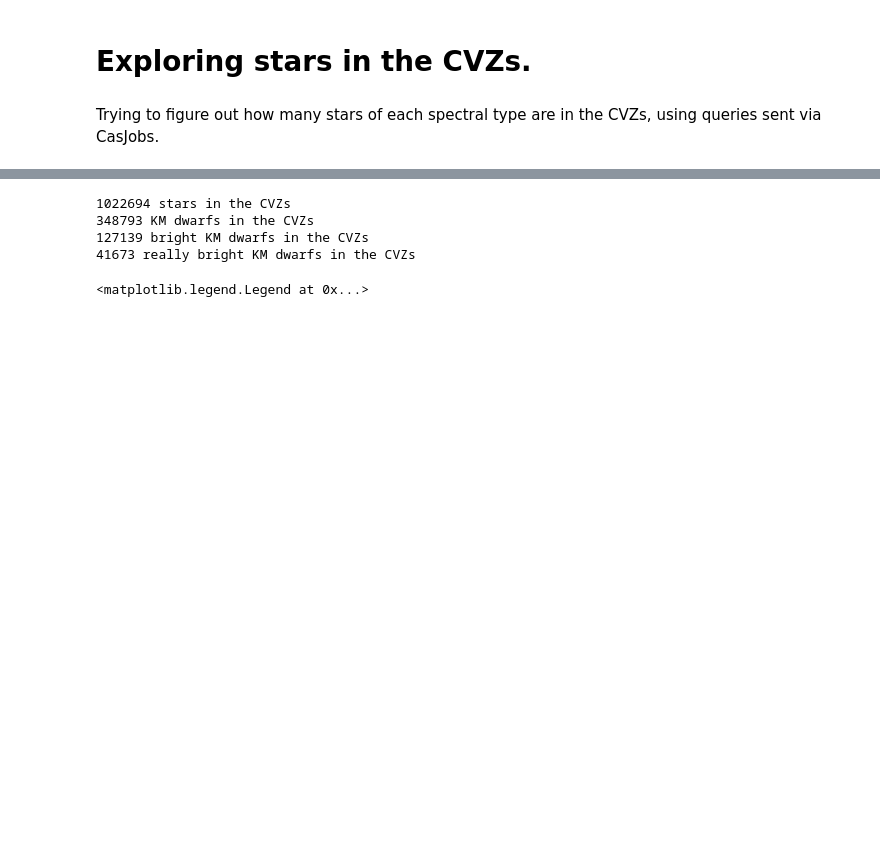
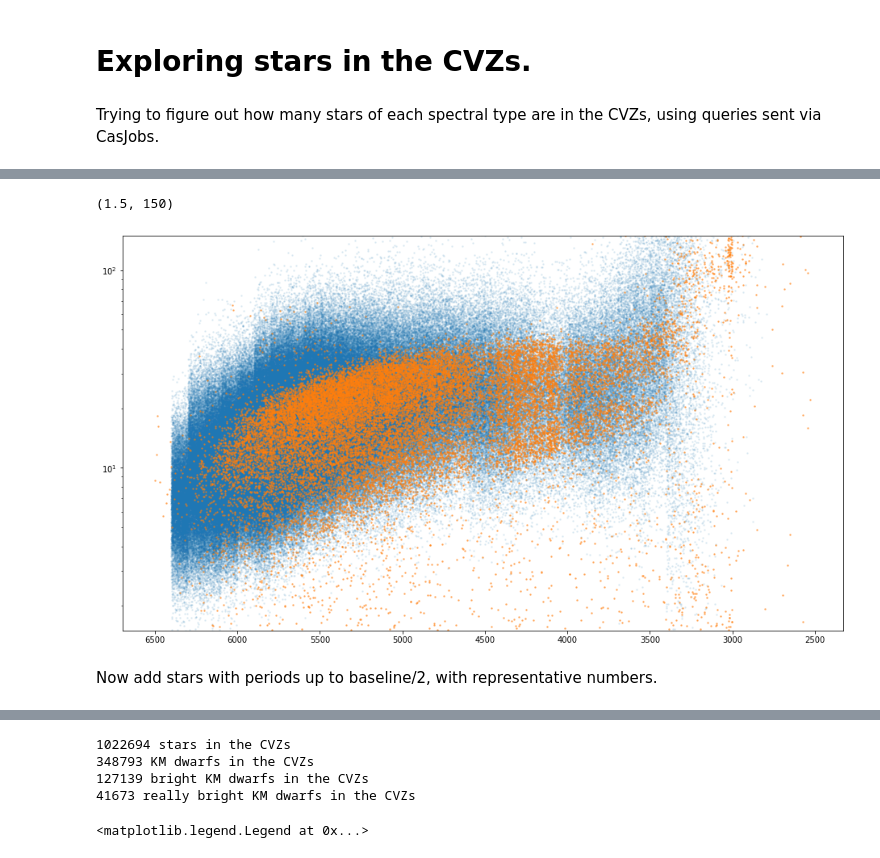
Before and after one commit to RuthAngus/TESS-rotation, a Jupyter notebook: code/notebooks/Exploring_CVZ_stars.ipynb, the cells around one changed output, grey strips where cells are left out. Cells and saved outputs as stored; diff of their text form; code cells hidden in the pictures; blank space fills up the shorter version.

```diff
--- a/code/notebooks/Exploring_CVZ_stars.ipynb
+++ b/code/notebooks/Exploring_CVZ_stars.ipynb
@@ -13,0 +101,13 @@ south = pd.read_csv("../../data/cvz_south_16th.csv")
+# %%
+plt.figure(figsize=(16, 9))
+plt.plot(sim_t, sim_p, ".", alpha=.1, ms=3)
+plt.plot(df.teff, df.prot, ".", alpha=.5, ms=3)
+
+plt.gca().invert_xaxis()
+plt.yscale("log")
+plt.ylim(1.5, 150)
+# %% [output]
+(1.5, 150)
+[figure, added]
+# %% [markdown]
+Now add stars with periods up to baseline/2, with representative numbers.
```
Also changed, not shown: parts of 28 cells of this notebook.
